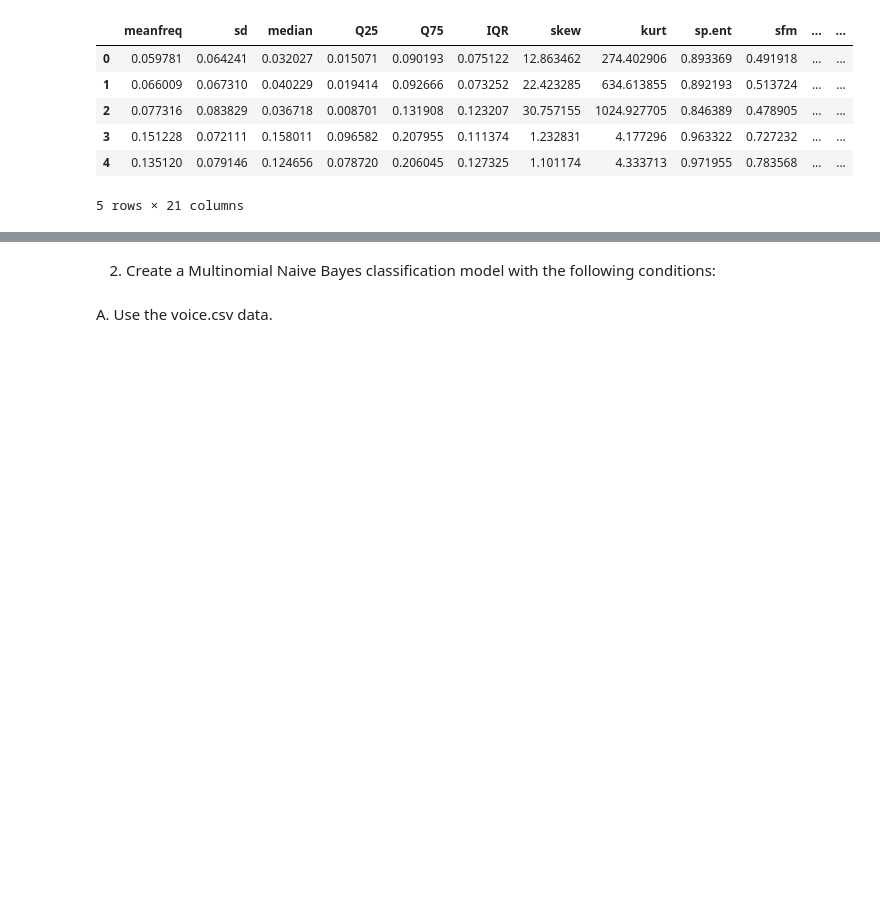
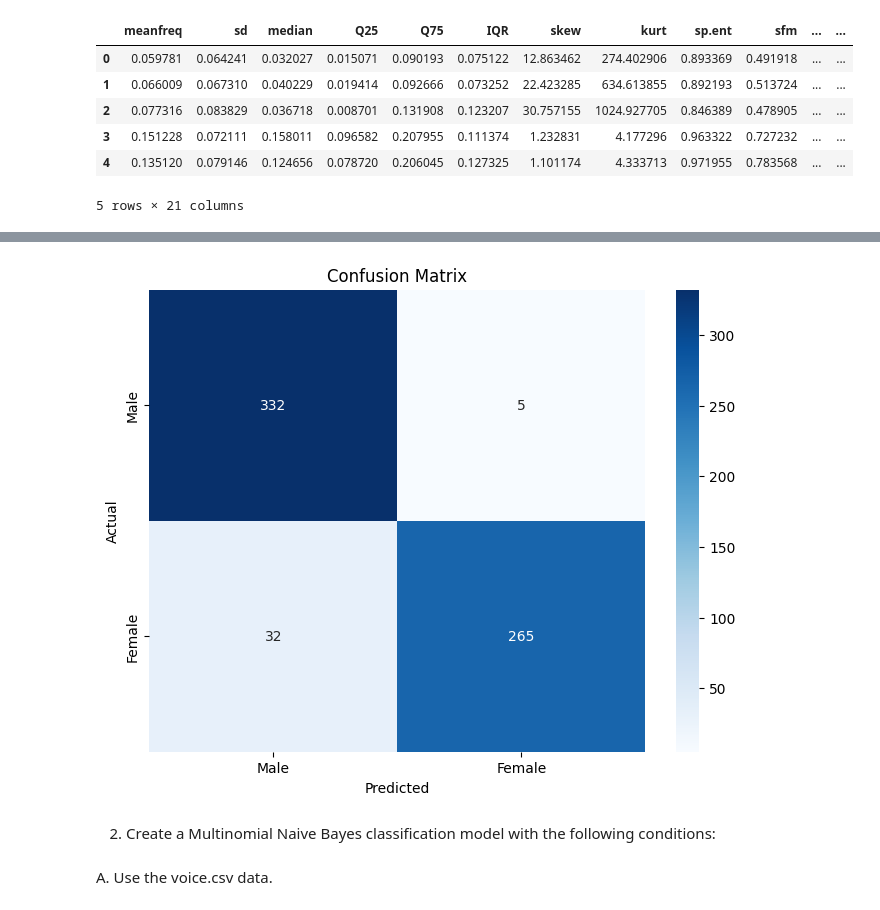
Before and after one commit to MAristyaP/Mesin_Learning2023, a Jupyter notebook: Assignment_4.ipynb, the cells around one changed output, grey strips where cells are left out. Cells and saved outputs as stored; diff of their text form; code cells hidden in the pictures; blank space fills up the shorter version.

```diff
--- a/Assignment_4.ipynb
+++ b/Assignment_4.ipynb
@@ -21,3 +25,24 @@ df.head()
 | 3 | 0.151228 | 0.072111 | 0.158011 | 0.096582 | 0.207955 | 0.111374 | 1.232831 | 4.177296 | 0.963322 | 0.727232 | ... | ... |
 | 4 | 0.135120 | 0.079146 | 0.124656 | 0.078720 | 0.206045 | 0.127325 | 1.101174 | 4.333713 | 0.971955 | 0.783568 | ... | ... |
 5 rows × 21 columns
+# %%
+data = pd.read_csv('/content/voice.csv')
+data['label'] = data['label'].map({'male': 0, 'female': 1})
+
+X = data.drop('label', axis=1)
+y = data['label']
+
+X_train, X_test, y_train, y_test = train_test_split(X, y, test_size=0.2, random_state=42)
+
+svm_classifier = SVC(kernel='linear')
+svm_classifier.fit(X_train, y_train)
+
+y_pred = svm_classifier.predict(X_test)
+
+accuracy = accuracy_score(y_test, y_pred)
+confusion = confusion_matrix(y_test, y_pred)
+classification_rep = classification_report(y_test, y_pred)
+
+print(f'Accuracy: {accuracy:.2f}')
+print(f'Confusion Matrix:\n{confusion}')
+print('Classification Report:\n', classification_rep)
@@ -24,3 +63,16 @@ df.head()
+# %%
+import seaborn as sns
+import matplotlib.pyplot as plt
+
+# Create a heatmap for the confusion matrix
+plt.figure(figsize=(8, 6))
+sns.heatmap(confusion, annot=True, fmt='d', cmap='Blues', xticklabels=['Male', 'Female'], yticklabels=['Male', 'Female'])
+plt.xlabel('Predicted')
+plt.ylabel('Actual')
+plt.title('Confusion Matrix')
+plt.show()
+# %% [output]
+[figure, added]
 # %% [markdown]
 2. Create a Multinomial Naive Bayes classification model with the following conditions:
 # %% [markdown]
```
Also changed, not shown: parts of 6 cells of this notebook.
